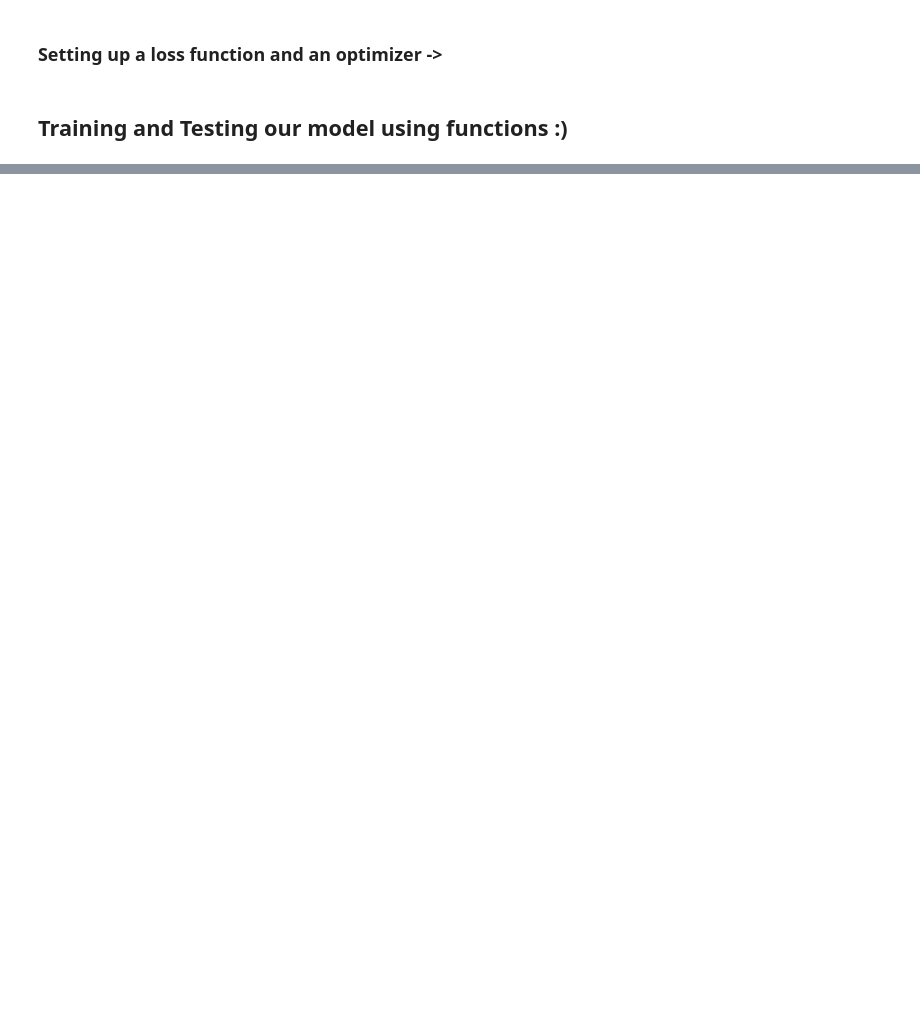
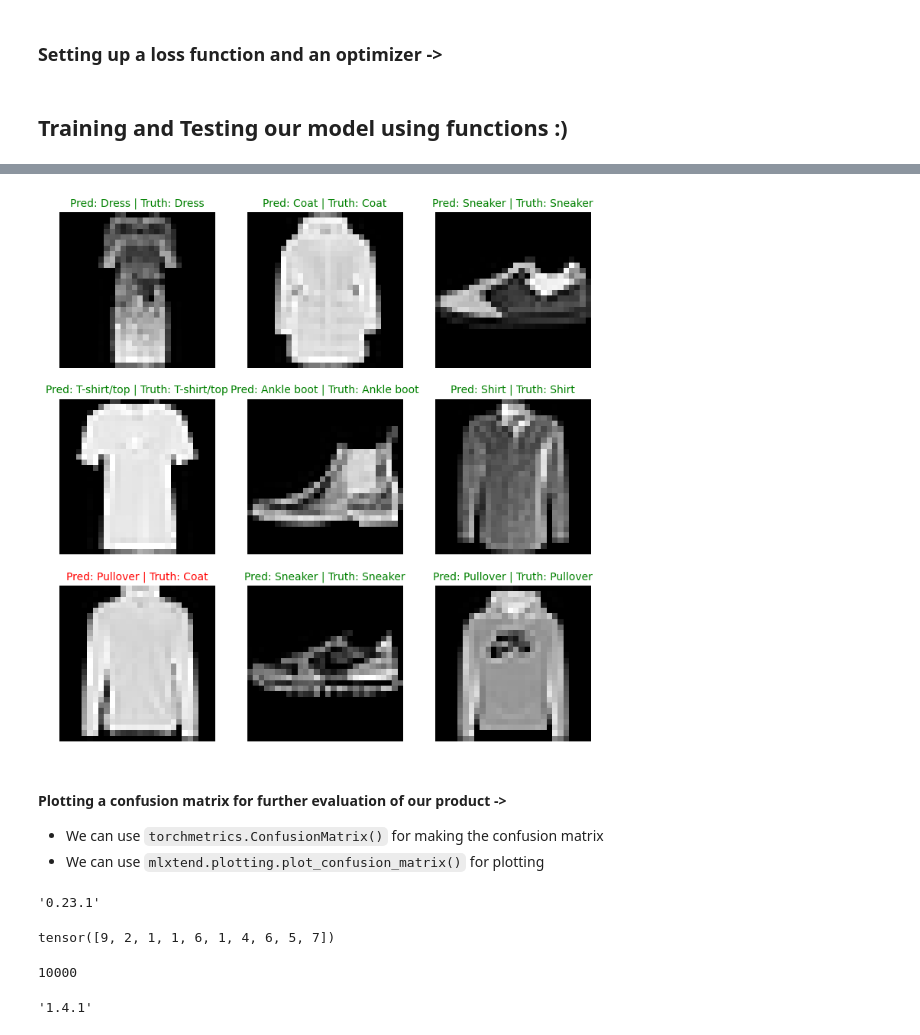
Before and after one commit to gauravmishraokok/learningPyTorch, a Jupyter notebook: 04_PyTorch_Computer_Vision_and_CNNs/Computer_Vision_and_CNNs.ipynb, the cells around one changed output, grey strips where cells are left out. Saved outputs shown, nothing was run; the diff lists cells and outputs as text; code cells hidden in the pictures; blank space fills up the shorter version.

```diff
--- a/04_PyTorch_Computer_Vision_and_CNNs/Computer_Vision_and_CNNs.ipynb
+++ b/04_PyTorch_Computer_Vision_and_CNNs/Computer_Vision_and_CNNs.ipynb
@@ -1002,0 +1044,60 @@ Text(0, 0.5, 'Model')
+# %%
+plt.figure(figsize=(9,9))
+nrows,ncols=3,3
+for i , sample in enumerate(test_samples):
+    plt.subplot(nrows,ncols,i+1)
+    plt.imshow(sample.squeeze(),cmap="gray")
+
+    pred_label=classes[pred_classes[i]]
+    truth_label = classes[test_labels[i]]
+
+    title_text = f"Pred: {pred_label} | Truth: {truth_label}"
+
+  # Check for equality and change title colour accordingly
+    if pred_label == truth_label:
+        plt.title(title_text, fontsize=10, c="g") # green text if correct
+    else:
+        plt.title(title_text, fontsize=10, c="r") # red text if wrong
+    plt.axis(False)
+# %% [output]
+[figure, added]
+# %% [markdown]
+#### Plotting a confusion matrix for further evaluation of our product ->
+- We can use `torchmetrics.ConfusionMatrix()` for making the confusion matrix
+- We can use `mlxtend.plotting.plot_confusion_matrix()` for plotting
+# %%
+import mlxtend
+mlxtend.__version__
+# %% [output]
+'0.23.1'
+# %%
+#Make predictions with the trained model  ->
+
+y_preds=[]
+model_3.eval()
+
+with torch.inference_mode():
+    for X,y in tqdm(test_dataloader, desc="Making Predictions..."):
+        X,y=X.to(device),y.to(device)
+
+        y_logit=model_3(X)
+        y_pred = torch.softmax(y_logit.squeeze(),dim=0).argmax(dim=1)
+        # print(y_label)
+
+        #Putting predictions on CPU for plotting ->
+        y_preds.append(y_pred.cpu())
+
+
+y_pred_tensor = torch.cat(y_preds)
+y_pred_tensor[:10]
+# %% [output]
+tensor([9, 2, 1, 1, 6, 1, 4, 6, 5, 7])
+# %%
+len(y_pred_tensor)
+# %% [output]
+10000
+# %%
+import torchmetrics
+torchmetrics.__version__
+# %% [output]
+'1.4.1'
```
Also changed, not shown: parts of 22 cells of this notebook.
